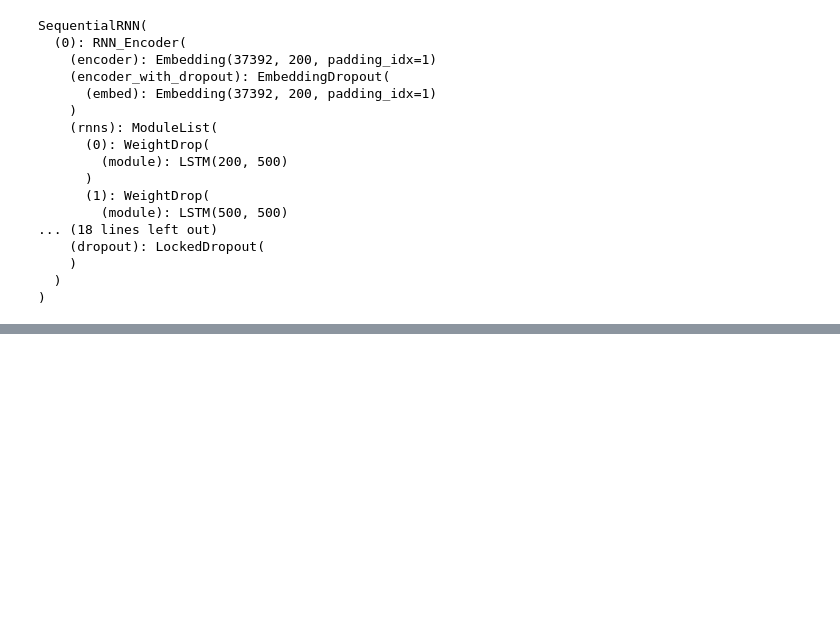
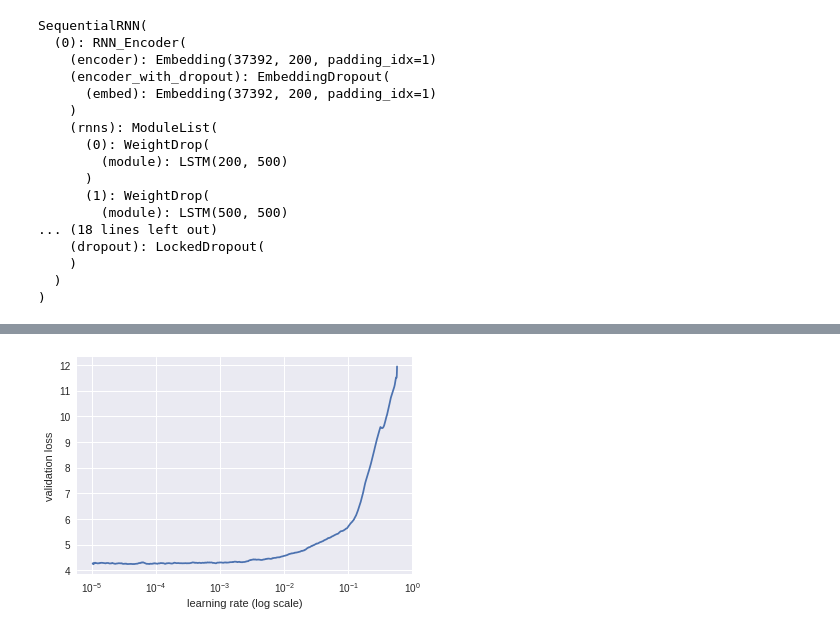
Before and after one commit to x110/MyFastaiNotebooks, a Jupyter notebook: lang_model_arxiv.ipynb, the cells around one changed output, grey strips where cells are left out. Cells and saved outputs as stored; diff of their text form; code cells hidden in the pictures; blank space fills up the shorter version.

```diff
--- a/lang_model_arxiv.ipynb
+++ b/lang_model_arxiv.ipynb
@@ -426,0 +444,4 @@ learner.save_encoder('adam3_10_enc')
+# %%
+learner.lr_find()
+learner.sched.plot()
+# %% [output]
@@ -427,3 +449,4 @@ learner.save_encoder('adam3_10_enc')
+[figure, added]
 # %%
 %time learner.fit(3e-3, 1, wds=1e-6, cycle_len=5)
 # %% [output]
```
Also changed, not shown: parts of 39 cells of this notebook.
